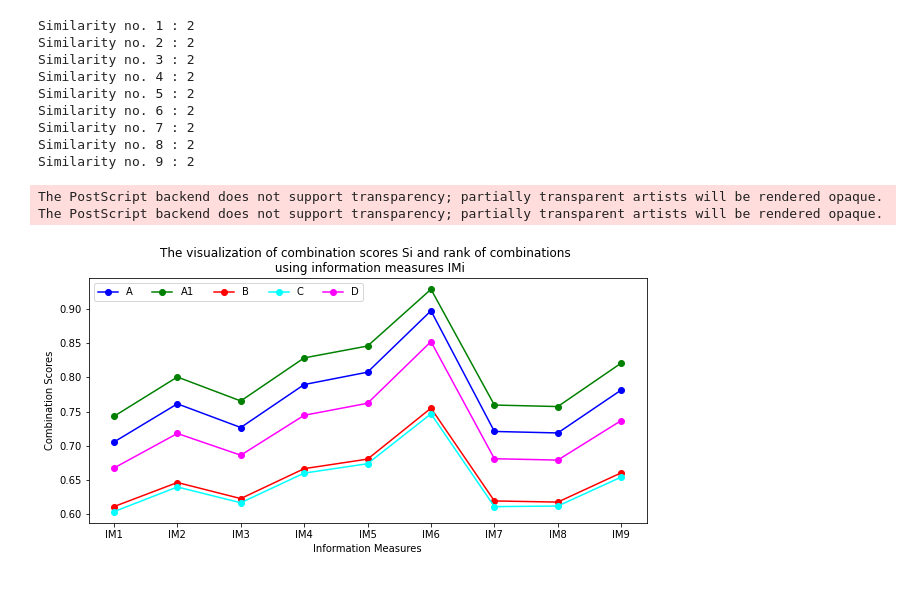
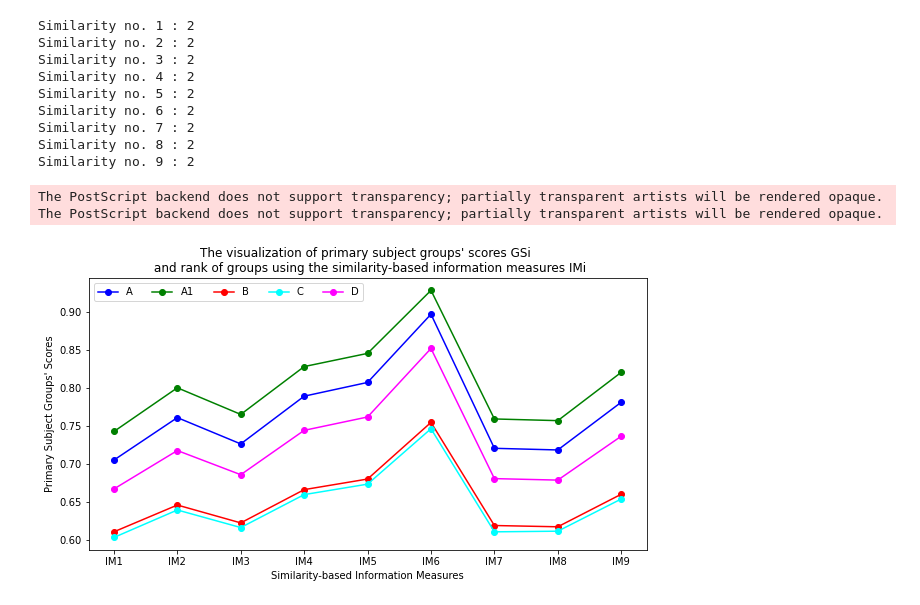
Before and after one commit to quangthinhbui/Information-Measures-on-NFS, a Jupyter notebook: Information Measures on NF-sets [experiment].ipynb, the cells around one changed output. Saved outputs shown, nothing was run; the diff lists cells and outputs as text; code cells hidden in the pictures.

```diff
--- a/Information Measures on NF-sets [experiment].ipynb
+++ b/Information Measures on NF-sets [experiment].ipynb
@@ -461,29 +461,29 @@ Similarity no. 9 : 2
 # %%
 import matplotlib.pyplot as plt
 xaxis = [1,2,3,4,5,6,7,8,9]
 plt.plot(xaxis,[visual[i][0] for i in range(9)],
          'go-', color='blue', label='A', marker='o')
 plt.plot(xaxis,[visual[i][1] for i in range(9)],
          'go-', color='green', label='A1', marker='o')
 plt.plot(xaxis,[visual[i][2] for i in range(9)],
          'go-', color='red', label='B', marker='o')
 plt.plot(xaxis,[visual[i][3] for i in range(9)],
          'go-', color='cyan', label='C', marker='o')
 plt.plot(xaxis,[visual[i][4] for i in range(9)],
          'go-', color='magenta', label='D', marker='o')
 plt.xticks(xaxis,["IM1","IM2","IM3","IM4","IM5","IM6","IM7","IM8","IM9"])
-plt.xlabel("Information Measures")
-plt.ylabel("Combination Scores")
-plt.title("The visualization of combination scores Si and rank of combinations \n using information measures IMi")
+plt.xlabel("Similarity-based Information Measures")
+plt.ylabel("Primary Subject Groups' Scores")
+plt.title("The visualization of primary subject groups' scores GSi \n and rank of groups using the similarity-based information measures IMi")
 figure = plt.gcf()
-figure.set_size_inches(10,4.5)
+figure.set_size_inches(10,5)
 plt.legend(loc='upper left', ncol=5)
 plt.savefig('experiment.eps', format='eps')
 plt.show()
 # %% [output]
 The PostScript backend does not support transparency; partially transparent artists will be rendered opaque.
 The PostScript backend does not support transparency; partially transparent artists will be rendered opaque.
-[figure, old version]
+[figure, new version]
 # %%
 # 9.6, 8, 9.8, 8.5, 8.5, 6.75
 # A: 26.6đ, A1: 27.9đ, B: 24.85đ, D: 27.4đ
```
Also changed, not shown: 4 other files.
